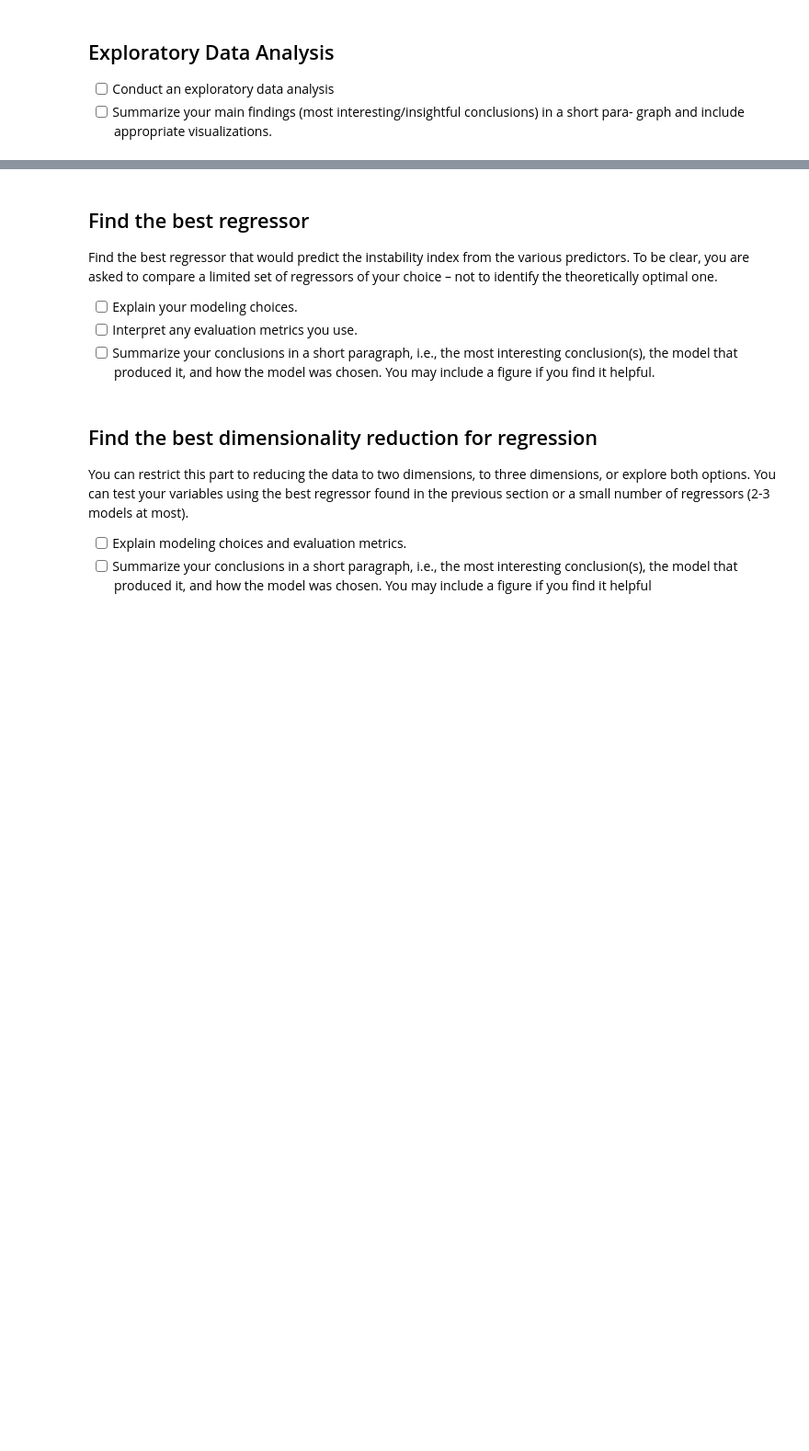
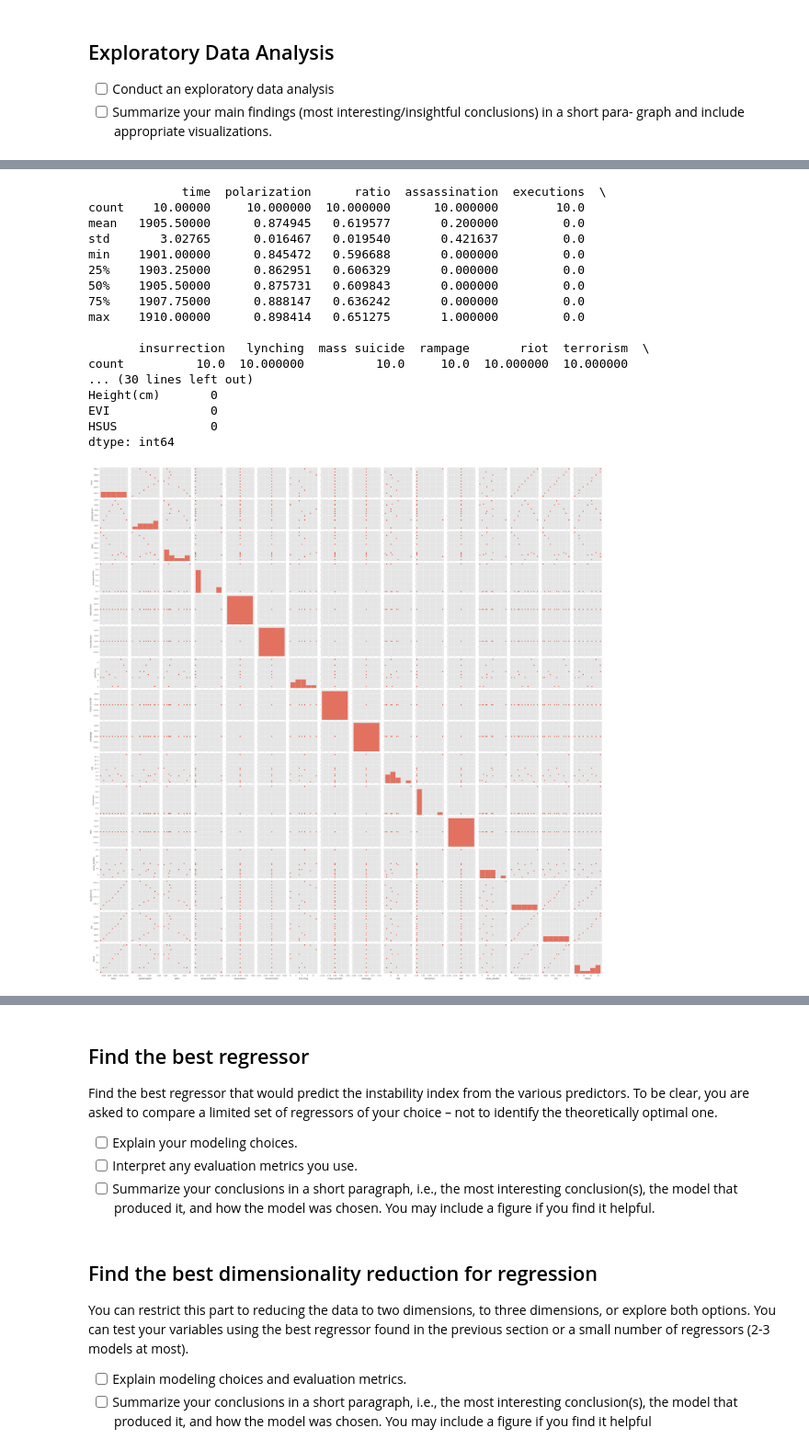
Before and after one commit to yhernandezm05/Final_project_data221, a Jupyter notebook: FInal_project.ipynb, the cells around one changed output, grey strips where cells are left out. Shown: that part at 92% size. Saved outputs shown, nothing was run; the diff lists cells and outputs as text; code cells hidden in the pictures; blank space fills up the shorter version.

```diff
--- a/FInal_project.ipynb
+++ b/FInal_project.ipynb
@@ -197,0 +217,38 @@ plt.show()
+# %%
+
+# Display basic statistics
+print(df.describe())
+
+# Check for missing values
+print(df.isnull().sum())
+
+# Visualize the relationships between different variables
+
+# Pairplot to visualize relationships
+sns.pairplot(df)
+plt.show()
+
+# Correlation heatmap
+plt.figure(figsize=(12, 8))
+sns.heatmap(df.corr(), annot=True, cmap='coolwarm', fmt='.2f')
+plt.title('Correlation Heatmap')
+plt.show()
+# %% [output]
+             time  polarization      ratio  assassination  executions  \
+count    10.00000     10.000000  10.000000      10.000000        10.0
+mean   1905.50000      0.874945   0.619577       0.200000         0.0
+std       3.02765      0.016467   0.019540       0.421637         0.0
+min    1901.00000      0.845472   0.596688       0.000000         0.0
+25%    1903.25000      0.862951   0.606329       0.000000         0.0
+50%    1905.50000      0.875731   0.609843       0.000000         0.0
+75%    1907.75000      0.888147   0.636242       0.000000         0.0
+max    1910.00000      0.898414   0.651275       1.000000         0.0
+
+       insurrection   lynching  mass suicide  rampage       riot  terrorism  \
+count          10.0  10.000000          10.0     10.0  10.000000  10.000000
+... (30 lines left out)
+Height(cm)       0
+EVI              0
+HSUS             0
+dtype: int64
+[figure, added]
```
Also changed, not shown: parts of 9 cells of this notebook.
